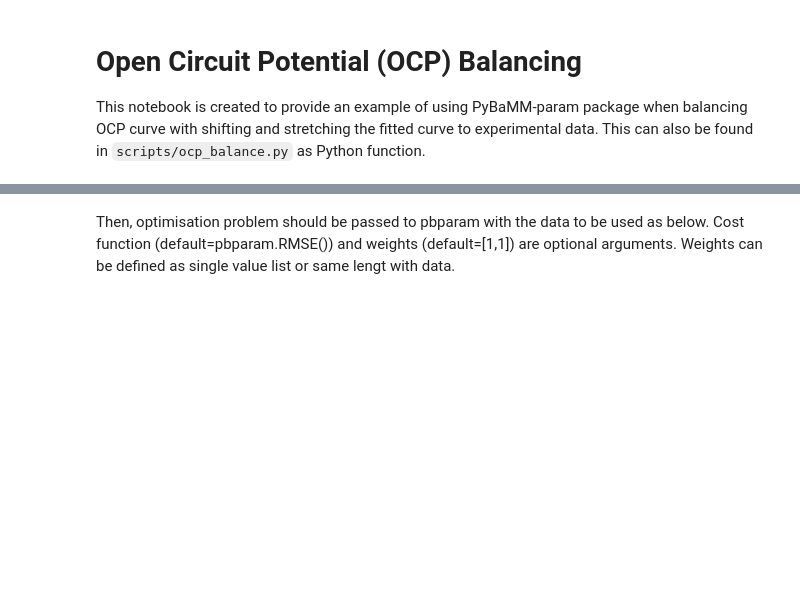
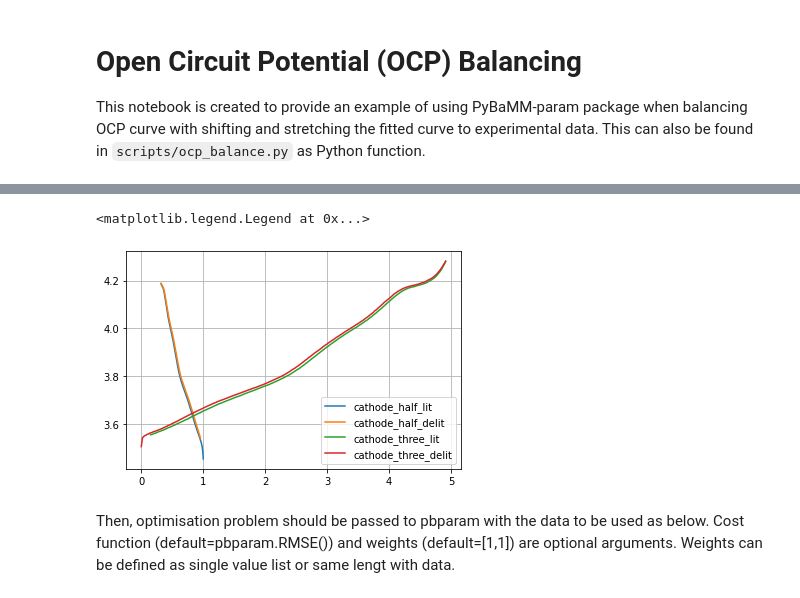
Before and after one commit to paramm-team/pybamm-param, a Jupyter notebook: examples/notebooks/ocp_balance.ipynb, the cells around one changed output, grey strips where cells are left out. Cells and saved outputs as stored; diff of their text form; code cells hidden in the pictures; blank space fills up the shorter version.

```diff
--- a/examples/notebooks/ocp_balance.ipynb
+++ b/examples/notebooks/ocp_balance.ipynb
@@ -26,3 +39,13 @@ cathode_three_delit = pd.read_csv(os.path.join("cathode_OCP_3_delit.csv"))
+# %%
+plt.plot(cathode_half_lit['Stoichiometry'], cathode_half_lit['Voltage [V]'], label='cathode_half_lit')
+plt.plot(cathode_half_delit['Stoichiometry'], cathode_half_delit['Voltage [V]'], label='cathode_half_delit')
+plt.plot(cathode_three_lit['Capacity [A.h]'], cathode_three_lit['Voltage [V]'], label='cathode_three_lit')
+plt.plot(cathode_three_delit['Capacity [A.h]'], cathode_three_delit['Voltage [V]'], label='cathode_three_delit')
+plt.grid()
+plt.legend()
+# %% [output]
+<matplotlib.legend.Legend at 0x...>
+[figure, added]
 # %% [markdown]
 Then, optimisation problem should be passed to pbparam with the data to be used as below. Cost function (default=pbparam.RMSE()) and weights (default=[1,1]) are optional arguments. Weights can be defined as single value list or same lengt with data.
 # %%
```
Also changed, not shown: parts of 9 cells of this notebook, 5 other files.
